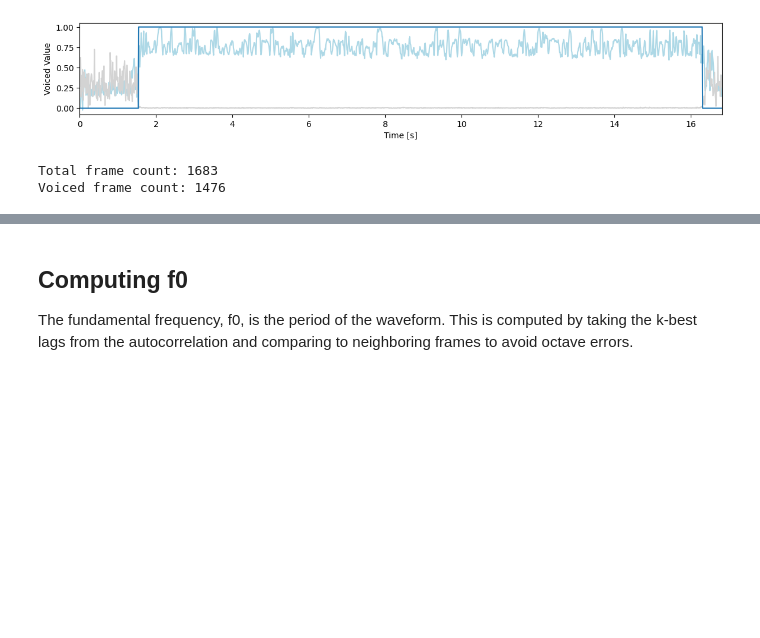
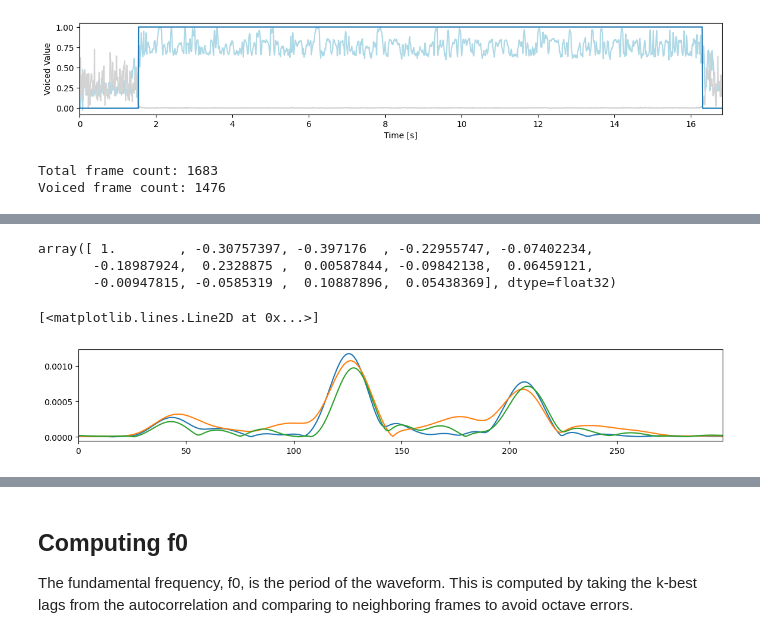
Before and after one commit to pplantinga/ParkinsonSpeechAI, a Jupyter notebook: voice-analysis.ipynb, the cells around one changed output, grey strips where cells are left out. Saved outputs shown, nothing was run; the diff lists cells and outputs as text; code cells hidden in the pictures; blank space fills up the shorter version.

```diff
--- a/voice-analysis.ipynb
+++ b/voice-analysis.ipynb
@@ -120,0 +165,27 @@ Voiced frame count: 1476
+# %%
+# Just prove that we correctly calculated the coefficients
+import librosa
+
+librosa.lpc(frames[0, 0].numpy(), order=13)
+# %% [output]
+array([ 1.        , -0.30757397, -0.397176  , -0.22955747, -0.07402234,
+       -0.18987924,  0.2328875 ,  0.00587844, -0.09842138,  0.06459121,
+       -0.00947815, -0.0585319 ,  0.10887896,  0.05438369], dtype=float32)
+# %%
+# Step 3. Compute Hilbert envelopes for each frequency bin
+bandwidth = 1000
+fshift = 300
+min_freq, max_freq = bandwidth // 2, new_sample_rate // 2 - bandwidth // 2
+center_freqs = range(min_freq, max_freq, fshift)
+envelopes = {
+    center_freq: compute_hilbert_envelopes(
+        excitation, center_freq, bandwidth, new_sample_rate
+    )
+    for center_freq in center_freqs
+}
+plt.plot(envelopes[500][0, 200])
+plt.plot(envelopes[1100][0, 200])
+plt.plot(envelopes[1400][0, 200])
+# %% [output]
+[<matplotlib.lines.Line2D at 0x...>]
+[figure, added]
```
Also changed, not shown: parts of 14 cells of this notebook.
